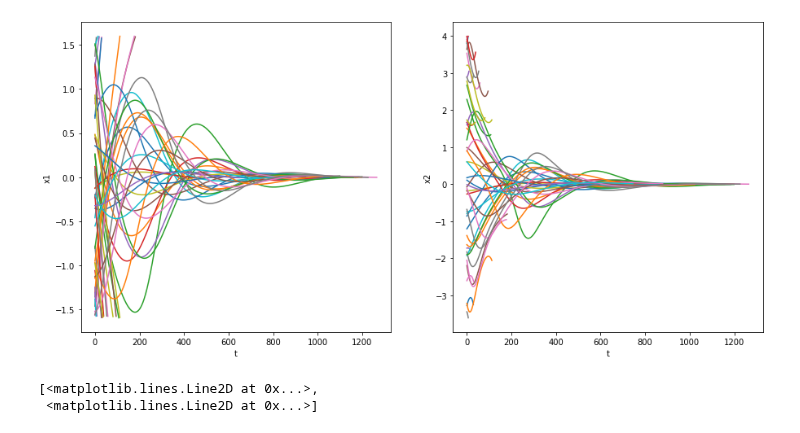
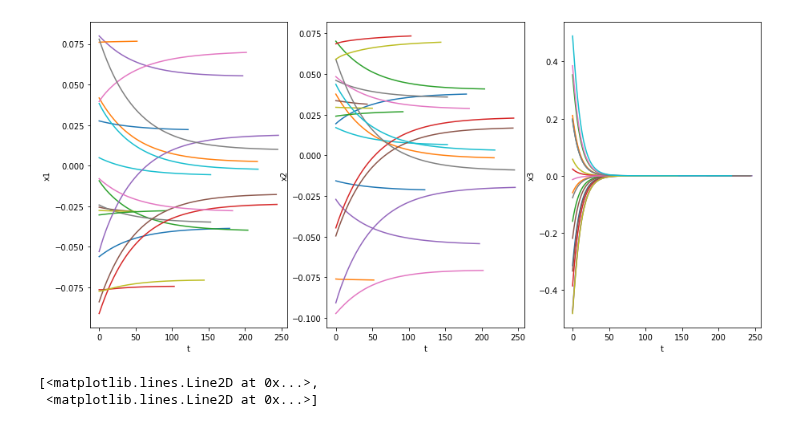
Before and after one commit to kyrxanthos/NN_dynamical_systems, a Jupyter notebook: MLP_practise.ipynb, the cells around one changed output. Drawn from its saved outputs; the diff is of its cells as text; code cells hidden in the pictures.

```diff
--- a/MLP_practise.ipynb
+++ b/MLP_practise.ipynb
@@ -24,18 +24,40 @@ integrator_keywords['atol'] = 1e-12
 # Generate measurement data
 dt = .01
 
-bounds = [1.6,4]
-t_train = np.arange(0, 20, dt)
+# bounds = [1.6,4]
+bounds = [0.1, 0.1,0.5]
+t_train = np.arange(0, 50, dt)
 # x0_train = [0, 0.5]
 t_train_span = (t_train[0], t_train[-1])
-dim = 2
+dim = 3
 multiple = True
-n_traj = 50
+n_traj = 20
 
 def van_der_pol(t, x, p=[1]):
     return [-x[1],  x[0] - p[0] * (1 - x[0] ** 2) * x[1]]
 def vf(x):
     y = [-x[:,1], x[:,0] - (1-x[:,0]**2)*x[:,1]]
+    return np.array(y).T
+
+def cpa_3d(t, x):
+    x1 = x[0]
+    x2 = x[1]
+    x3 = x[2]
+    y1 = x1 * (x1**2 + x2**2 -1) -x2*(x3**2 + 1)
+    y2 = x2 * (x1**2 + x2**2 -1) -x1*(x3**2 + 1)
+    y3 = 10 * x3 * (x3**2 - 1)
+    y = [y1, y2, y3]
+    return y
+
+
+def vf(x):
+    x1 = x[:,0]
+    x2 = x[:,1]
+    x3 = x[:,2]
+    y1 = x1 * (x1**2 + x2**2 -1) -x2*(x3**2 + 1)
+    y2 = x2 * (x1**2 + x2**2 -1) -x1*(x3**2 + 1)
+    y3 = 10 * x3 * (x3**2 - 1)
+    y = [y1, y2, y3]
     return np.array(y).T
 
 def re(ls, thrsh, num):
@@ -56,45 +78,44 @@ def re(ls, thrsh, num):
 def create_multiple_timeseries(func, n_trajectories, dim):
     x_train_multi = []
     y_train_multi = []
 #     x0s = np.random.rand(n_trajectories, dim)
     x0s = np.random.uniform(low=[ -x for x in bounds], high=bounds, size=(n_trajectories,dim))
 
 #     print(x0s)
     plt.figure(figsize=(15,7))
     for i in range(n_trajectories):
         x_train_temp = solve_ivp(fun = func, t_span=t_train_span,
                                     y0 = x0s[i], t_eval=t_train, **integrator_keywords).y.T
-        # x1_temp = x_train_temp[:,0]
-        # x2_temp = x_train_temp[:,1]
-        # # print('before: {}'.format(x_train_temp.shape))
-        # # print( int(t_train.shape[0] / 10))
-        # x1_temp = re(x1_temp, 1e-5, 5)
-        # x2_temp = re(x2_temp, 1e-5, 5)
-        # print('after: {}'.format(x_train_temp.shape))
         x_train_temp = re(x_train_temp, 1e-3, 5)
-        plt.subplot(121)
+        plt.subplot(131)
         plt.plot(x_train_temp[:,0])
         plt.xlabel('t')
         plt.ylabel('x1')
-        plt.subplot(122)
+        plt.subplot(132)
         plt.plot(x_train_temp[:,1])
         plt.xlabel('t')
         plt.ylabel('x2')
+        plt.subplot(133)
+        plt.plot(x_train_temp[:,2])
+        plt.xlabel('t')
+        plt.ylabel('x3')
         x_train_multi.append(x_train_temp)
+    # plt.savefig('Plots/all_trajectories.pdf')
     # now get finite difference approximations for each time series
     for x_train in x_train_multi:
         forward_diff = np.expand_dims(np.diff(x_train[:,0]) / dt, axis=1)
         forward_diff2 = np.expand_dims(np.diff(x_train[:,1]) / dt, axis=1)
-        y_t = np.concatenate([forward_diff, forward_diff2], axis=1)
+        forward_diff3 = np.expand_dims(np.diff(x_train[:,2]) / dt, axis=1)
+        y_t = np.concatenate([forward_diff, forward_diff2, forward_diff3], axis=1)
         y_train_multi.append(y_t)
     # slice first element to match y
     x_train_multi = [i[1:,:] for i in x_train_multi]
     return np.concatenate(x_train_multi), np.concatenate(y_train_multi)
 
-x_train_multi, y_train_multi = create_multiple_timeseries(van_der_pol, n_traj, dim)
+x_train_multi, y_train_multi = create_multiple_timeseries(cpa_3d, n_traj, dim)
 # t_diff = t_train[:-1:]
 # %% [output]
-[figure, old version]
+[figure, new version]
 # %%
 # simple_ex = solve_ivp(fun = van_der_pol, t_span=t_train_span, y0 = [2.26, -0.5], t_eval=t_train, **integrator_keywords).y.T
 # plt.plot(simple_ex)
```
Also changed, not shown: parts of 6 cells of this notebook, 9 other files.
